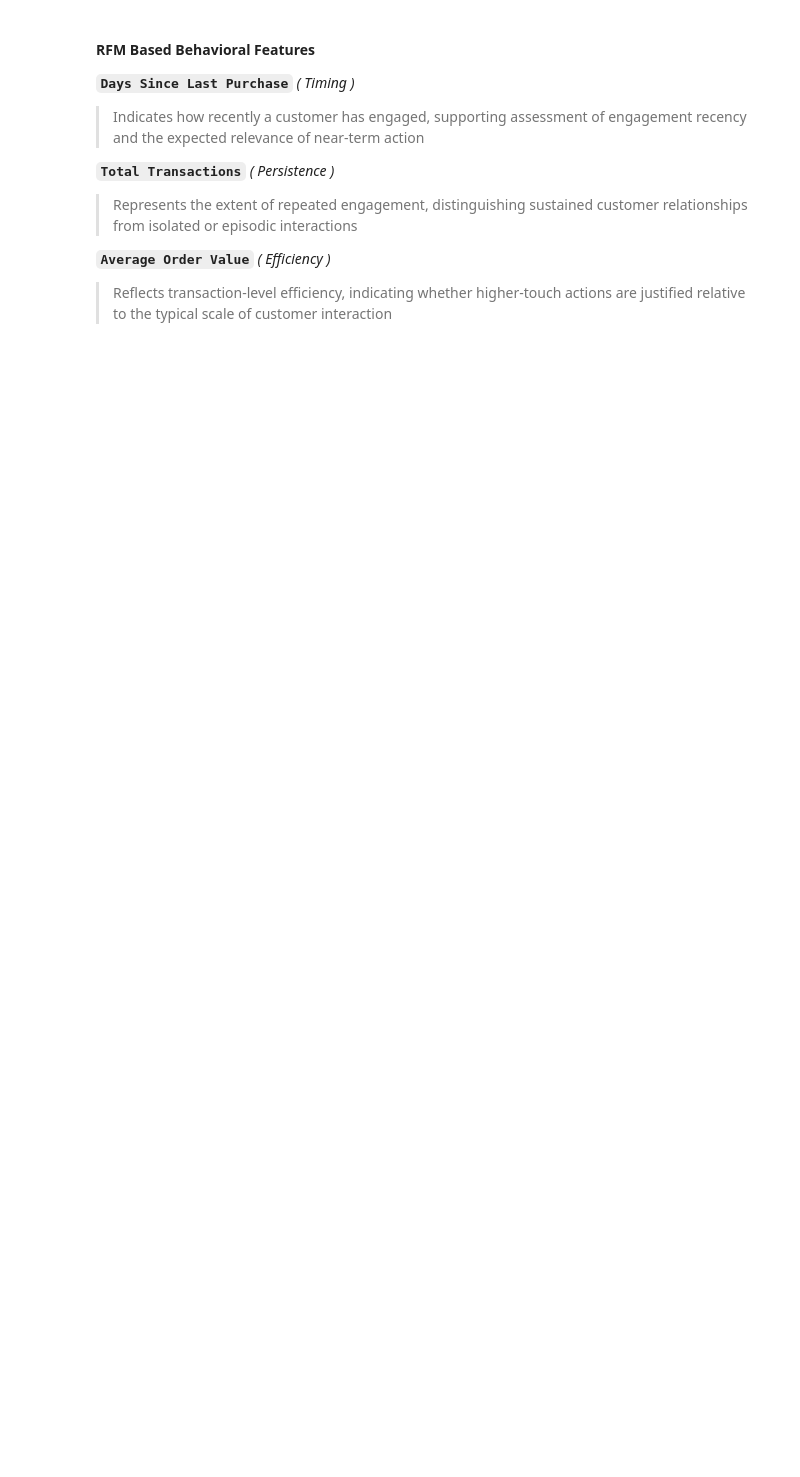
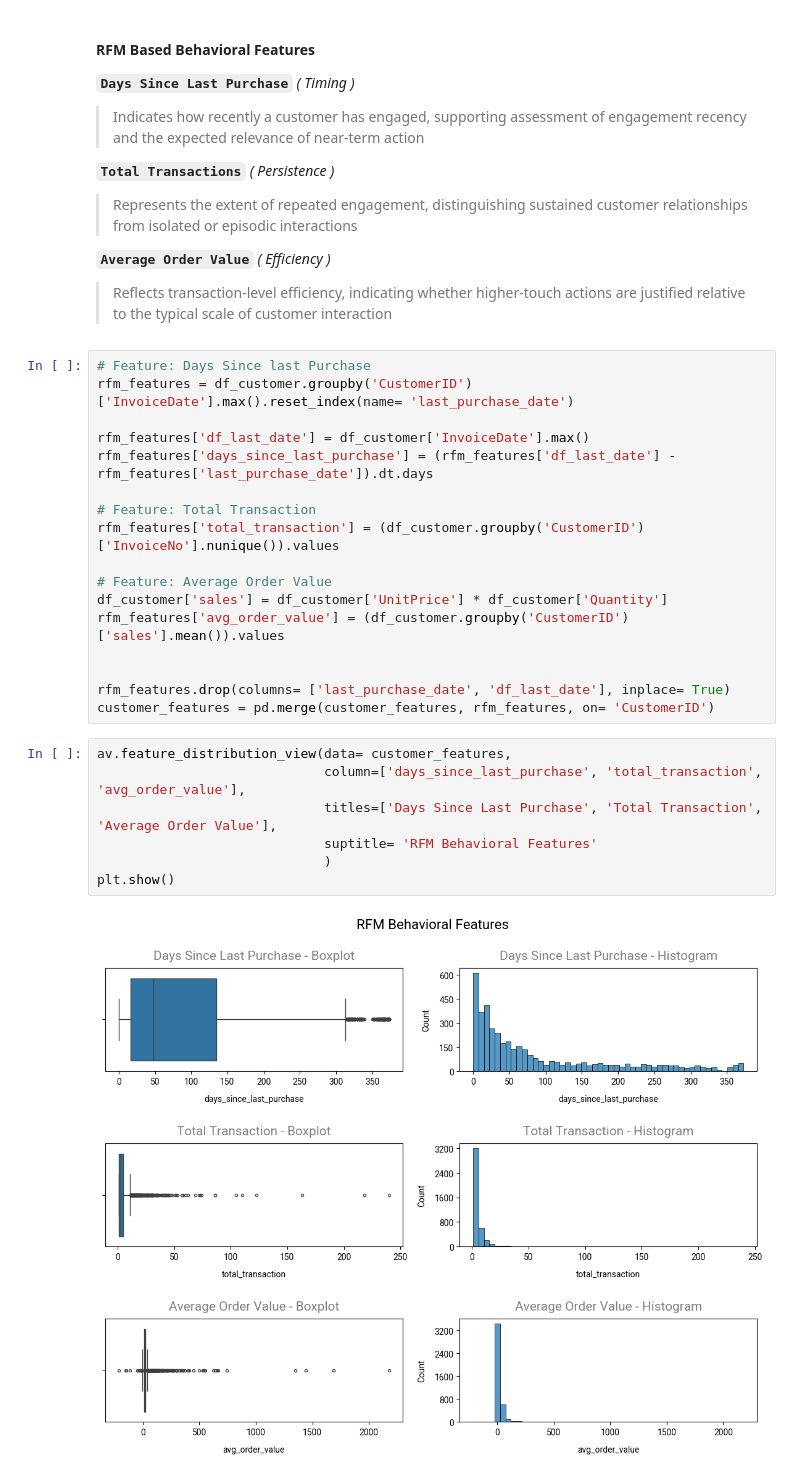
Before and after one commit to BLMgithub/customer-action-prioritization, a Jupyter notebook: notebooks/02_feature_engineering.ipynb, the cells around one changed output. Saved outputs shown, nothing was run; the diff lists cells and outputs as text; blank space fills up the shorter version.

```diff
--- a/notebooks/02_feature_engineering.ipynb
+++ b/notebooks/02_feature_engineering.ipynb
@@ -118,3 +124,29 @@ customer_features['cancellation_rate'] = customer_features['CustomerID'].map(
 **`Average Order Value`** *( Efficiency )*
 >Reflects transaction-level efficiency, indicating whether higher-touch actions are justified relative to the typical scale of customer interaction
 >
+# %%
+# Feature: Days Since last Purchase
+rfm_features = df_customer.groupby('CustomerID')['InvoiceDate'].max().reset_index(name= 'last_purchase_date')
+
+rfm_features['df_last_date'] = df_customer['InvoiceDate'].max()
+rfm_features['days_since_last_purchase'] = (rfm_features['df_last_date'] - rfm_features['last_purchase_date']).dt.days
+
+# Feature: Total Transaction
+rfm_features['total_transaction'] = (df_customer.groupby('CustomerID')['InvoiceNo'].nunique()).values
+
+# Feature: Average Order Value
+df_customer['sales'] = df_customer['UnitPrice'] * df_customer['Quantity']
+rfm_features['avg_order_value'] = (df_customer.groupby('CustomerID')['sales'].mean()).values
+
+
+rfm_features.drop(columns= ['last_purchase_date', 'df_last_date'], inplace= True)
+customer_features = pd.merge(customer_features, rfm_features, on= 'CustomerID')
+# %%
+av.feature_distribution_view(data= customer_features,
+                             column=['days_since_last_purchase', 'total_transaction', 'avg_order_value'],
+                             titles=['Days Since Last Purchase', 'Total Transaction', 'Average Order Value'],
+                             suptitle= 'RFM Behavioral Features'
+                             )
+plt.show()
+# %% [output]
+[figure, added]
```
Also changed, not shown: parts of 19 cells of this notebook, 6 other files.
